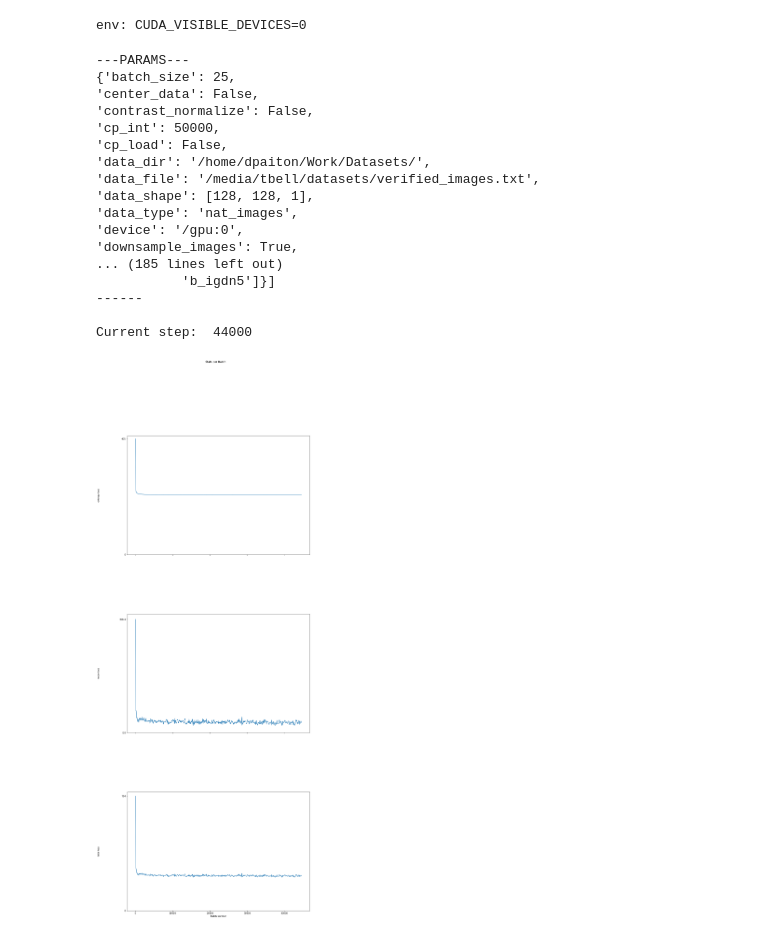
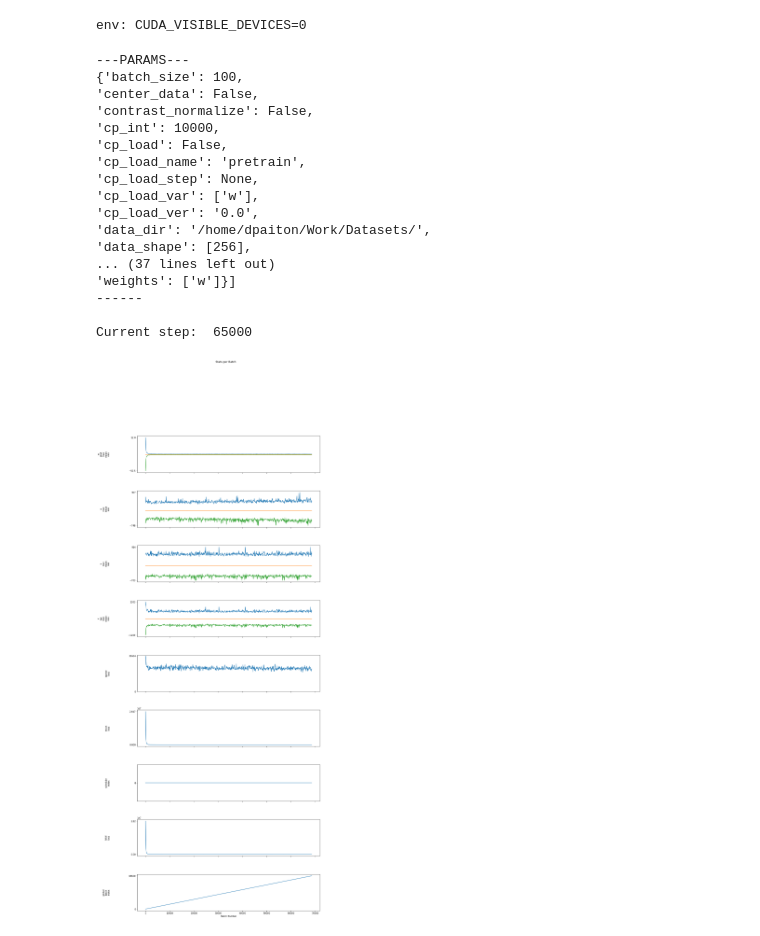
Before and after one commit to dpaiton/DeepSparseCoding, a Jupyter notebook: monitor_train.ipynb, the cells around one changed output. Cells and saved outputs as stored; diff of their text form; code cells hidden in the pictures.

Commit message:
Rica (#19)
* adds RICA model
* bugfix in fourier plots

```diff
--- a/monitor_train.ipynb
+++ b/monitor_train.ipynb
@@ -22,14 +22,15 @@ from utils.logger import Logger
 params = {
   #"model_type": "relu_autoencoder",
   #"model_name": "relu_autoencoder",
-  "model_type": "conv_gdn_autoencoder",
-  "model_name": "conv_gdn_autoencoder",
-  #"model_type": "ica",
-  #"model_name": "ica_test",
+  #"model_type": "conv_gdn_autoencoder",
+  #"model_name": "conv_gdn_autoencoder",
+  "model_type": "rica",
+  "model_name": "rica",
   "version": "0.0",
   #"weights": ["phi"]}
-  "weights": ["w_enc", "w_dec", "w_gdn_0", "w_gdn_3"]}
+  #"weights": ["w_enc", "w_dec", "w_gdn_0", "w_gdn_3"]}
   #"weights": ["w_analysis"]}
+  "weights": ["w"]}
 params["model_dir"] = (os.path.expanduser("~")+"/Work/Projects/"+params["model_name"])
 # %%
 log_file = (params["model_dir"]+"/logfiles/"+params["model_name"]+"_v"+params["version"]+".log")
@@ -64,17 +65,17 @@ print("Current step: ", current_step)
 
 model_stats = logger.read_stats(log_text)
 
-keys=[
-  "entropy_loss",
-  "recon_loss",
-  "total_loss"]
-labels=[
-  "entropy loss",
-  "recon loss",
-  "total loss"]
-stats_fig = pf.plot_stats(model_stats, keys=keys, labels=labels, figsize=(15,40))
+#keys=[
+#  "sparse_loss",
+#  "recon_loss",
+#  "total_loss"]
+#labels=[
+#  "sparse loss",
+#  "recon loss",
+#  "total loss"]
+#stats_fig = pf.plot_stats(model_stats, keys=keys, labels=labels, figsize=(15,40))
 
-#stats_fig = pf.plot_stats(model_stats, figsize=(15,40))
+stats_fig = pf.plot_stats(model_stats, figsize=(15,40))
 
 activity_details = "act_hist_v"+model_params["version"]
 activity_files = [file for file in vis_files if activity_details in file]
@@ -168,41 +169,41 @@ if len(img_files) > 0:
   disp_filename = vis_dir+img_files[indices[-1][0]]
   recon = scipy.ndimage.imread(disp_filename)
   fig, ax = plt.subplots(1, figsize=(8,8))
   ax.imshow(recon)
   ax = pf.clear_axis(ax)
   ax.set_title("Inputs")
 
 recon_details = "recons_v"+model_params["version"]
 recon_files = [file for file in vis_files if recon_details in file]
 if len(recon_files) > 0:
   indices = sorted([(mid, int(match.group(1)))
     for mid, match in
     enumerate([re.search("-(\d+)",filename) for filename in recon_files])
     if match], key=lambda x:x[1])
   disp_filename = vis_dir+recon_files[indices[-1][0]]
   recon = scipy.ndimage.imread(disp_filename)
   fig, ax = plt.subplots(1, figsize=(8,8))
   ax.imshow(recon)
   ax = pf.clear_axis(ax)
   ax.set_title("Reconstruction")
 
 plt.show()
 # %% [output]
 ---PARAMS---
-{'batch_size': 25,
+{'batch_size': 100,
 'center_data': False,
 'contrast_normalize': False,
-'cp_int': 50000,
+'cp_int': 10000,
 'cp_load': False,
+'cp_load_name': 'pretrain',
+'cp_load_step': None,
+'cp_load_var': ['w'],
+'cp_load_ver': '0.0',
 'data_dir': '/home/dpaiton/Work/Datasets/',
-'data_file': '/media/tbell/datasets/verified_images.txt',
-'data_shape': [128, 128, 1],
-'data_type': 'nat_images',
-'device': '/gpu:0',
-'downsample_images': True,
-... (185 lines left out)
-           'b_igdn5']}]
+'data_shape': [256],
+... (37 lines left out)
+'weights': ['w']}]
 ------
 
-Current step:  44000
+Current step:  65000
-[figure, old version]
+[figure, new version]
```
Also changed, not shown: parts of 1 cell of this notebook, 6 other files.
